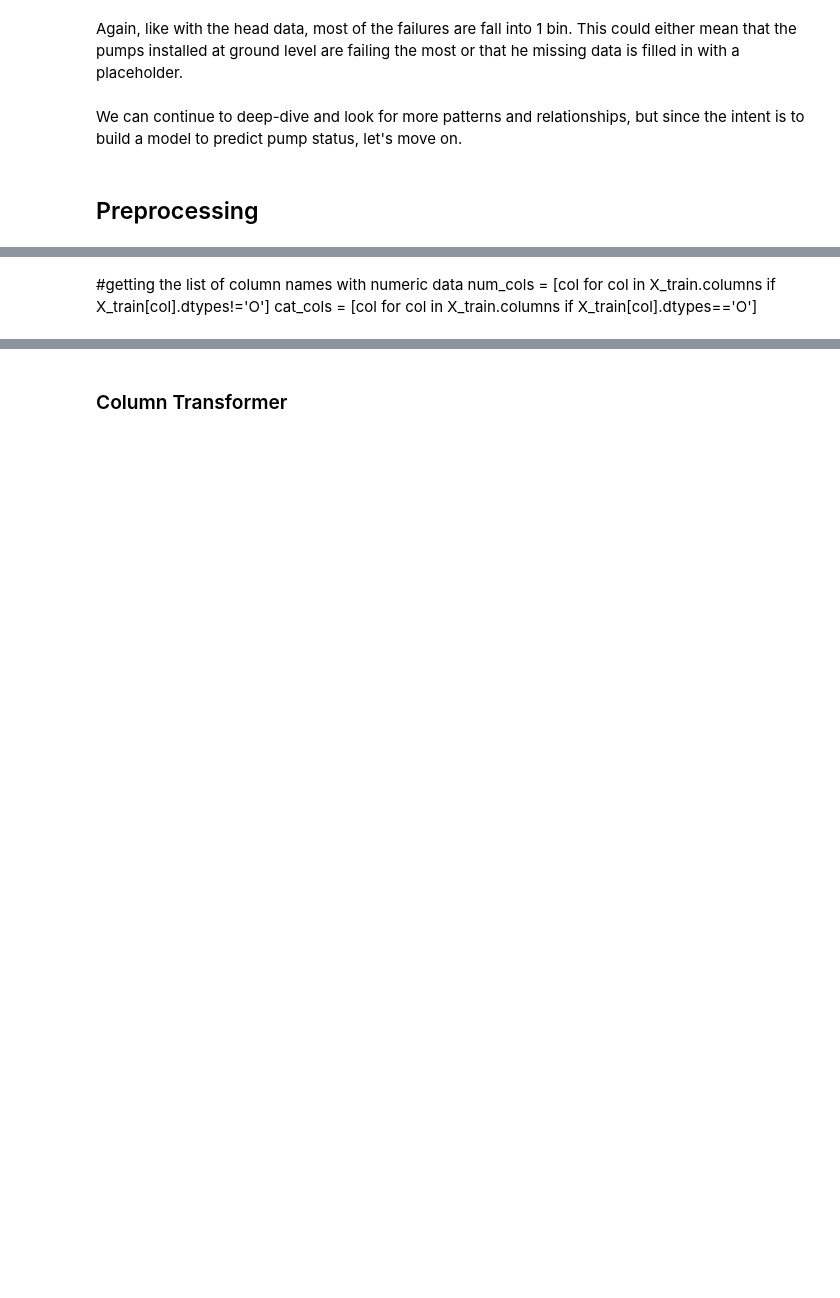
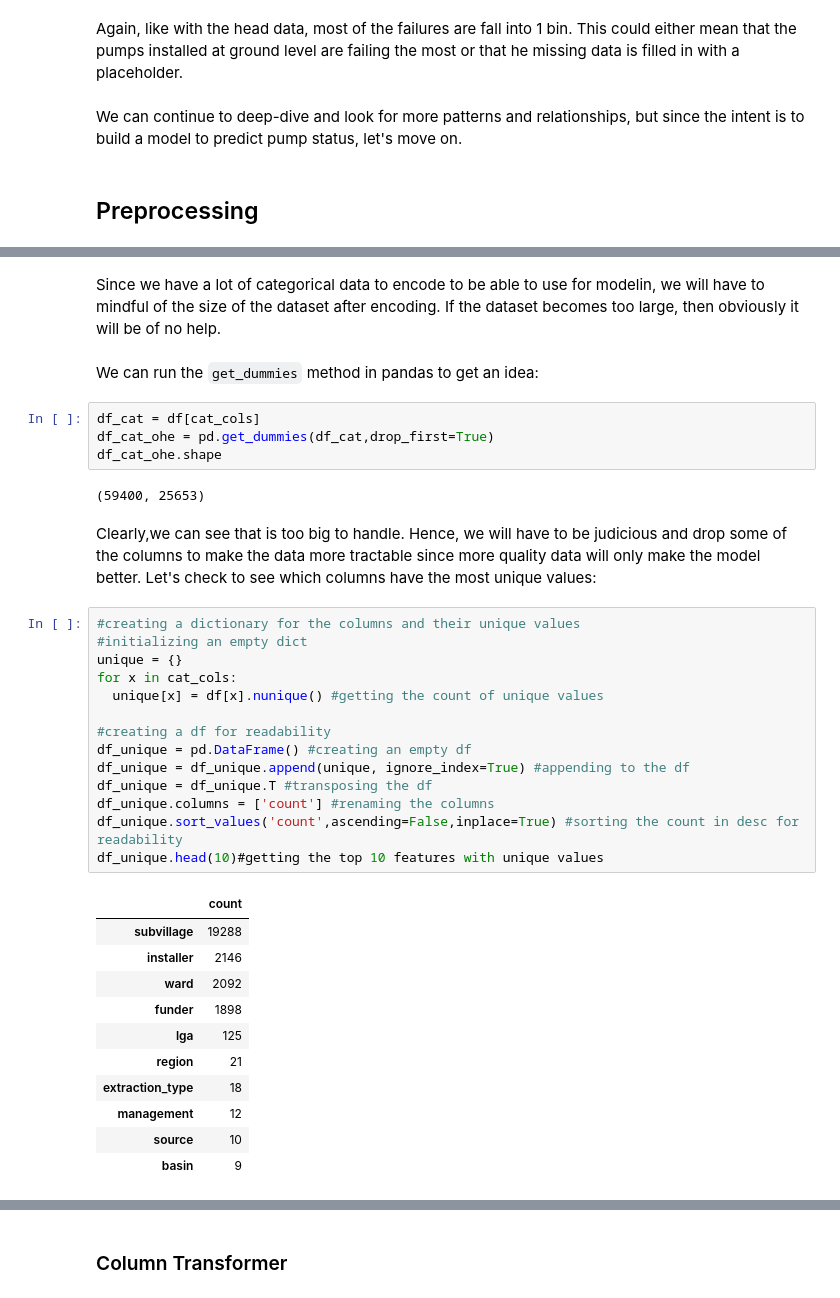
Before and after one commit to rahulakrish/water_pump_classifier, a Jupyter notebook: notebook.ipynb, the cells around one changed output, grey strips where cells are left out. Cells and saved outputs as stored; diff of their text form; blank space fills up the shorter version.

```diff
--- a/notebook.ipynb
+++ b/notebook.ipynb
@@ -407,4 +397,38 @@ X_train,X_test,y_train,y_test = train_test_split(X,y,random_state=42)
-# %% [markdown]
-#getting the list of column names with numeric data
-num_cols = [col for col in X_train.columns if X_train[col].dtypes!='O']
-cat_cols = [col for col in X_train.columns if X_train[col].dtypes=='O']
+# %% [markdown]
+Since we have a lot of categorical data to encode to be able to use for modelin, we will have to mindful of the size of the dataset after encoding. If the dataset becomes too large, then obviously it will be of no help.
+# %% [markdown]
+We can run the `get_dummies` method in pandas to get an idea:
+# %%
+df_cat = df[cat_cols]
+df_cat_ohe = pd.get_dummies(df_cat,drop_first=True)
+df_cat_ohe.shape
+# %% [output]
+(59400, 25653)
+# %% [markdown]
+Clearly,we can see that is too big to handle. Hence, we will have to be judicious and  drop some of the columns to make the data more tractable since more quality data will only make the model better. Let's check to see which columns have the most unique values:
+# %%
+#creating a dictionary for the columns and their unique values
+#initializing an empty dict
+unique = {}
+for x in cat_cols:
+  unique[x] = df[x].nunique() #getting the count of unique values
+
+#creating a df for readability
+df_unique = pd.DataFrame() #creating an empty df
+df_unique = df_unique.append(unique, ignore_index=True) #appending to the df
+df_unique = df_unique.T #transposing the df
+df_unique.columns = ['count'] #renaming the columns
+df_unique.sort_values('count',ascending=False,inplace=True) #sorting the count in desc for readability
+df_unique.head(10)#getting the top 10 features with unique values
+# %% [output]
+|  | count |
+| subvillage | 19288 |
+| installer | 2146 |
+| ward | 2092 |
+| funder | 1898 |
+| lga | 125 |
+| region | 21 |
+| extraction_type | 18 |
+| management | 12 |
+| source | 10 |
+| basin | 9 |
```
Also changed, not shown: parts of 27 cells of this notebook.
